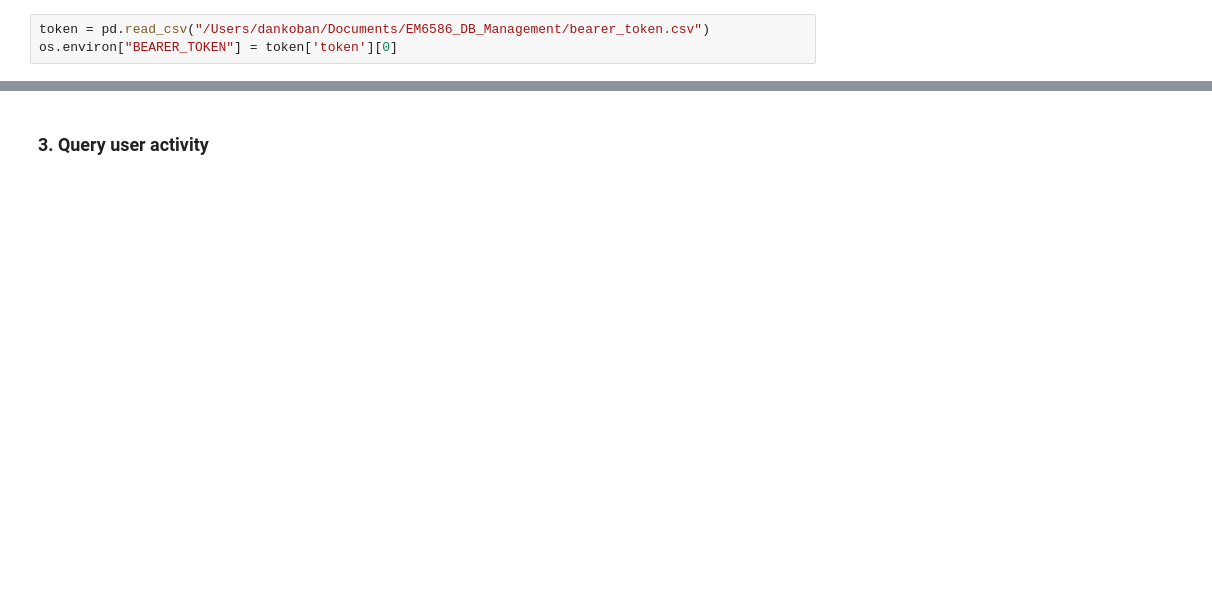
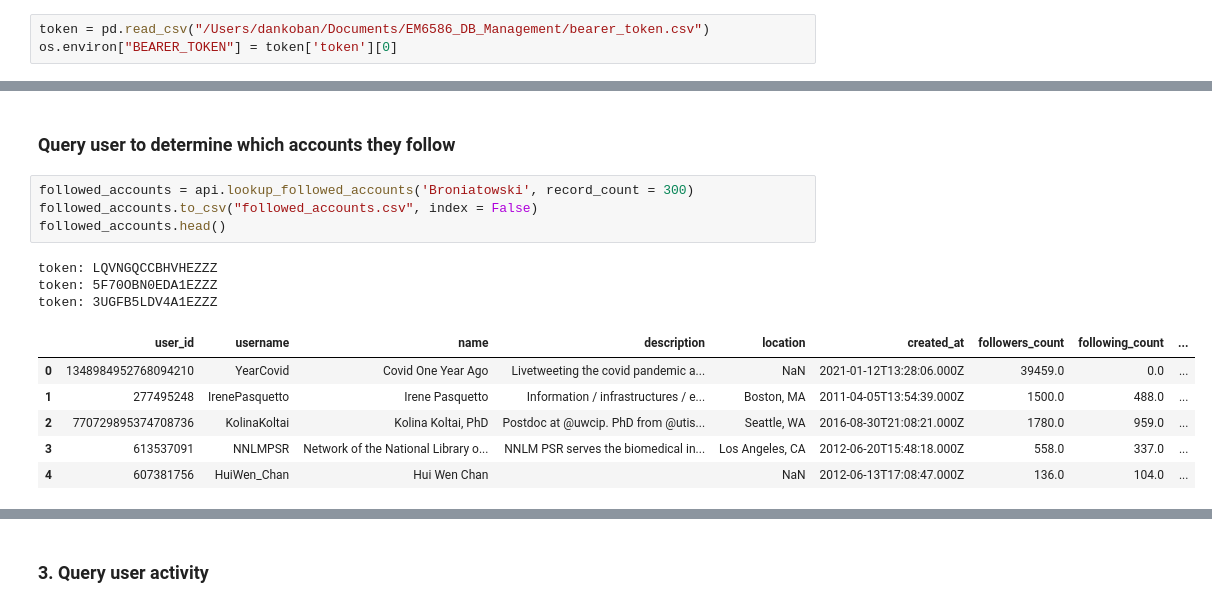
Before and after one commit to Q-nicorn1/koban_xie_twitter_v2_api, a Jupyter notebook: collection.ipynb, the cells around one changed output, grey strips where cells are left out. Cells and saved outputs as stored; diff of their text form; blank space fills up the shorter version.

```diff
--- a/collection.ipynb
+++ b/collection.ipynb
@@ -24,0 +19,16 @@ user_info
+# %% [markdown]
+### Query user to determine which accounts they follow
+# %%
+followed_accounts = api.lookup_followed_accounts('Broniatowski', record_count = 300)
+followed_accounts.to_csv("followed_accounts.csv", index = False)
+followed_accounts.head()
+# %% [output]
+token: LQVNGQCCBHVHEZZZ
+token: 5F70OBN0EDA1EZZZ
+token: 3UGFB5LDV4A1EZZZ
+|  | user_id | username | name | description | location | created_at | followers_count | following_count | ... |
+| 0 | 1348984952768094210 | YearCovid | Covid One Year Ago | Livetweeting the covid pandemic a... | NaN | 2021-01-12T13:28:06.000Z | 39459.0 | 0.0 | ... |
+| 1 | 277495248 | IrenePasquetto | Irene Pasquetto | Information / infrastructures / e... | Boston, MA | 2011-04-05T13:54:39.000Z | 1500.0 | 488.0 | ... |
+| 2 | 770729895374708736 | KolinaKoltai | Kolina Koltai, PhD | Postdoc at @uwcip. PhD from @utis... | Seattle, WA | 2016-08-30T21:08:21.000Z | 1780.0 | 959.0 | ... |
+| 3 | 613537091 | NNLMPSR | Network of the National Library o... | NNLM PSR serves the biomedical in... | Los Angeles, CA | 2012-06-20T15:48:18.000Z | 558.0 | 337.0 | ... |
+| 4 | 607381756 | HuiWen_Chan | Hui Wen Chan |  | NaN | 2012-06-13T17:08:47.000Z | 136.0 | 104.0 | ... |
```
Also changed, not shown: parts of 9 cells of this notebook, 3 other files.
